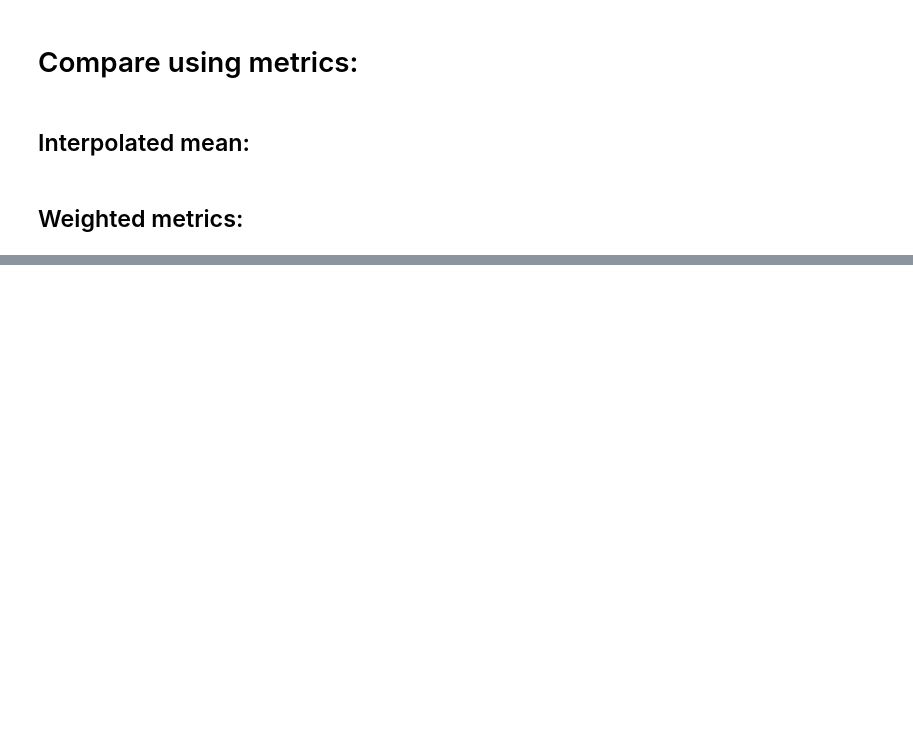
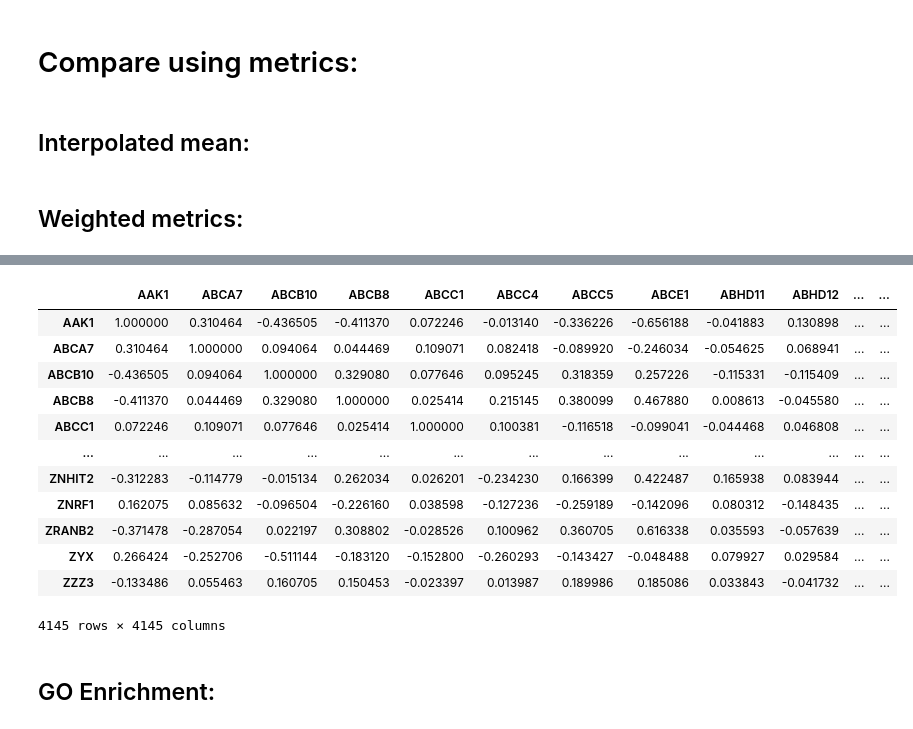
Before and after one commit to GeorgSommerer/bsc_thesis_pGRiNS, a Jupyter notebook: eval_synth_data.ipynb, the cells around one changed output, grey strips where cells are left out. Drawn from its saved outputs; the diff is of its cells as text; code cells hidden in the pictures; blank space fills up the shorter version.

```diff
--- a/eval_synth_data.ipynb
+++ b/eval_synth_data.ipynb
@@ -64,19 +115,16 @@ def get_rand_dict(gene_dict):
             dict_rand[name][pert] = choice(list(pgrins[name].var_names),size=len(gene_dict[name][pert]))
     return dict_rand
-# %%
-names = ["Norman19","Replogle22"]
-models = ["pGRiNS", "Random"]
-tests = ["Common DEGs", "Common highly expressed genes"]
 # %%
 exp_dict = {} # Has structure test -> name -> pert
 model_dict = {} # Has structure test -> model -> name -> pert
 
 exp_dict[tests[0]] = get_degs(exp)
-exp_dict[tests[1]] = get_on_genes(exp)
-
+#exp_dict[tests[1]] = get_on_genes(exp)
+"""
 model_dict[tests[0]] = {}
 model_dict[tests[1]] = {}
 model_dict[tests[0]][models[0]] = get_degs(pgrins)
 model_dict[tests[1]][models[0]] = get_on_genes(pgrins)
 model_dict[tests[0]][models[1]] = get_rand_dict(model_dict[tests[0]][models[0]])
 model_dict[tests[1]][models[1]] = get_rand_dict(model_dict[tests[1]][models[0]])
+"""
@@ -120,0 +192,32 @@ for test in tests:
+# %%
+gsea_dict = {}
+for name in names:
+    gsea_dict[name] = {}
+    # Filter reactome by genes in each dataset
+    gsea_dict[name]["reactome"] = reactome[reactome["target"].isin(exp[name].var_names)]
+    # Get the genesets with no. of genes in [15,500]
+    geneset_size = gsea_dict[name]["reactome"].groupby("source").size()
+    gsea_dict[name]["genesets"] = geneset_size.index[(geneset_size > 15) & (geneset_size < 500)] # ~600 genesets for both datasets
+
+    for pert in tqdm(perts[name]):
+        t_stats = sc.get.rank_genes_groups_df(exp[name], pert).set_index("names").sort_values("scores", key=np.abs, ascending=False)[["scores"]].rename_axis([pert], axis=1)
+        scores, pvals = dc.mt.gsea(
+            t_stats.T,
+            gsea_dict[name]["reactome"][gsea_dict[name]["reactome"]["source"].isin(gsea_dict[name]["genesets"])],
+        )
+        gsea_dict[name][pert] = (
+            pd.concat({"score": scores.T, "pval": pvals.T}, axis=1)
+            .droplevel(level=1, axis=1)
+            .sort_values("pval")
+        )
+
+"""
+gsea_dict = {}
+for name in names:
+    gsea_dict[name] = {}
+    # Filter reactome by genes in each dataset
+    gsea_dict[name]["reactome"] = reactome[reactome["genesymbol"].isin(exp[name].var_names)]
+    # Get the genesets with no. of genes in [15,500]
+    geneset_size = gsea_dict[name]["reactome"].groupby("geneset").size()
+    gsea_dict[name]["genesets"] = geneset_size.index[(geneset_size > 15) & (geneset_size < 500)] # ~600 genesets for both datasets
+"""
@@ -120,0 +320,18 @@ for test in tests:
+# %%
+cor = pd.DataFrame(exp_matrix.T,columns=exp[name].var_names).corr()
+# %%
+cor
+# %% [output]
+|  | AAK1 | ABCA7 | ABCB10 | ABCB8 | ABCC1 | ABCC4 | ABCC5 | ABCE1 | ABHD11 | ABHD12 | ... | ... |
+| AAK1 | 1.000000 | 0.310464 | -0.436505 | -0.411370 | 0.072246 | -0.013140 | -0.336226 | -0.656188 | -0.041883 | 0.130898 | ... | ... |
+| ABCA7 | 0.310464 | 1.000000 | 0.094064 | 0.044469 | 0.109071 | 0.082418 | -0.089920 | -0.246034 | -0.054625 | 0.068941 | ... | ... |
+| ABCB10 | -0.436505 | 0.094064 | 1.000000 | 0.329080 | 0.077646 | 0.095245 | 0.318359 | 0.257226 | -0.115331 | -0.115409 | ... | ... |
+| ABCB8 | -0.411370 | 0.044469 | 0.329080 | 1.000000 | 0.025414 | 0.215145 | 0.380099 | 0.467880 | 0.008613 | -0.045580 | ... | ... |
+| ABCC1 | 0.072246 | 0.109071 | 0.077646 | 0.025414 | 1.000000 | 0.100381 | -0.116518 | -0.099041 | -0.044468 | 0.046808 | ... | ... |
+| ... | ... | ... | ... | ... | ... | ... | ... | ... | ... | ... | ... | ... |
+| ZNHIT2 | -0.312283 | -0.114779 | -0.015134 | 0.262034 | 0.026201 | -0.234230 | 0.166399 | 0.422487 | 0.165938 | 0.083944 | ... | ... |
+| ZNRF1 | 0.162075 | 0.085632 | -0.096504 | -0.226160 | 0.038598 | -0.127236 | -0.259189 | -0.142096 | 0.080312 | -0.148435 | ... | ... |
+| ZRANB2 | -0.371478 | -0.287054 | 0.022197 | 0.308802 | -0.028526 | 0.100962 | 0.360705 | 0.616338 | 0.035593 | -0.057639 | ... | ... |
+| ZYX | 0.266424 | -0.252706 | -0.511144 | -0.183120 | -0.152800 | -0.260293 | -0.143427 | -0.048488 | 0.079927 | 0.029584 | ... | ... |
+| ZZZ3 | -0.133486 | 0.055463 | 0.160705 | 0.150453 | -0.023397 | 0.013987 | 0.189986 | 0.185086 | 0.033843 | -0.041732 | ... | ... |
+4145 rows × 4145 columns
@@ -120,0 +344,2 @@ for test in tests:
+# %% [markdown]
+## GO Enrichment:
```
Also changed, not shown: parts of 20 cells of this notebook, 4 other files.
